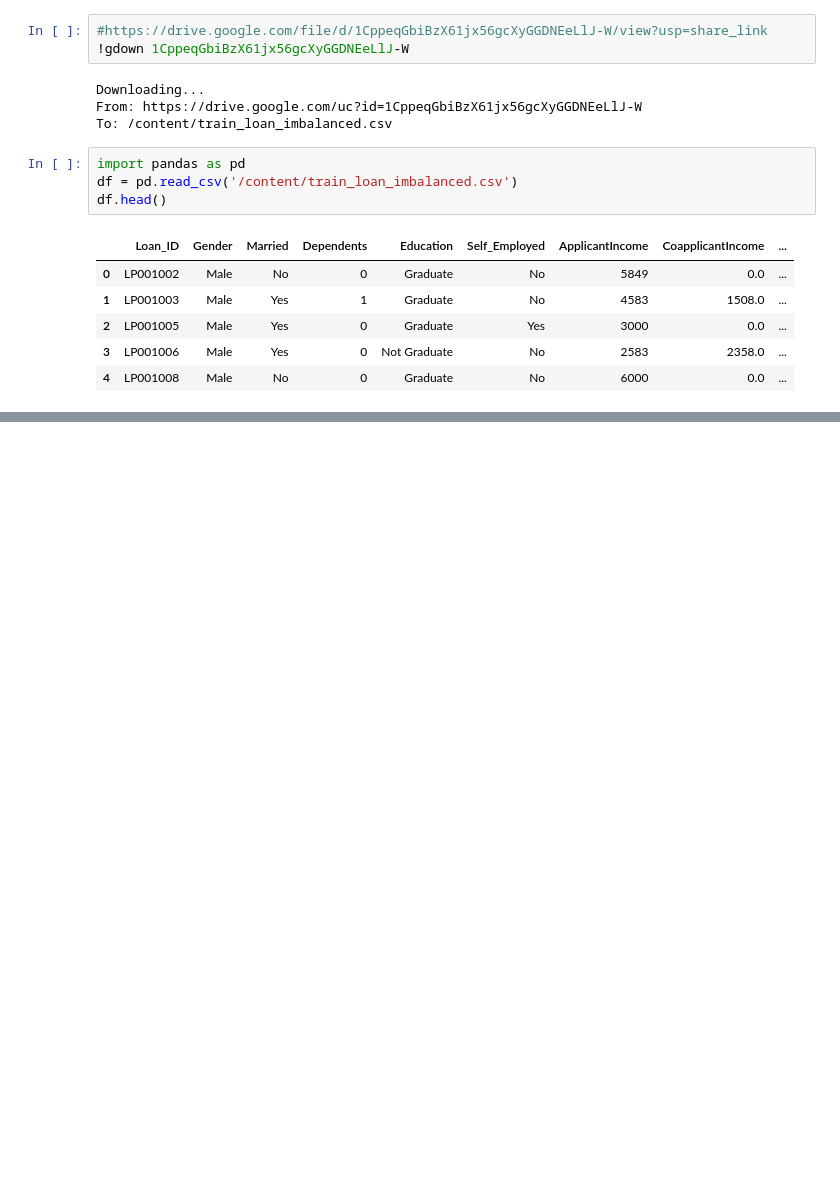
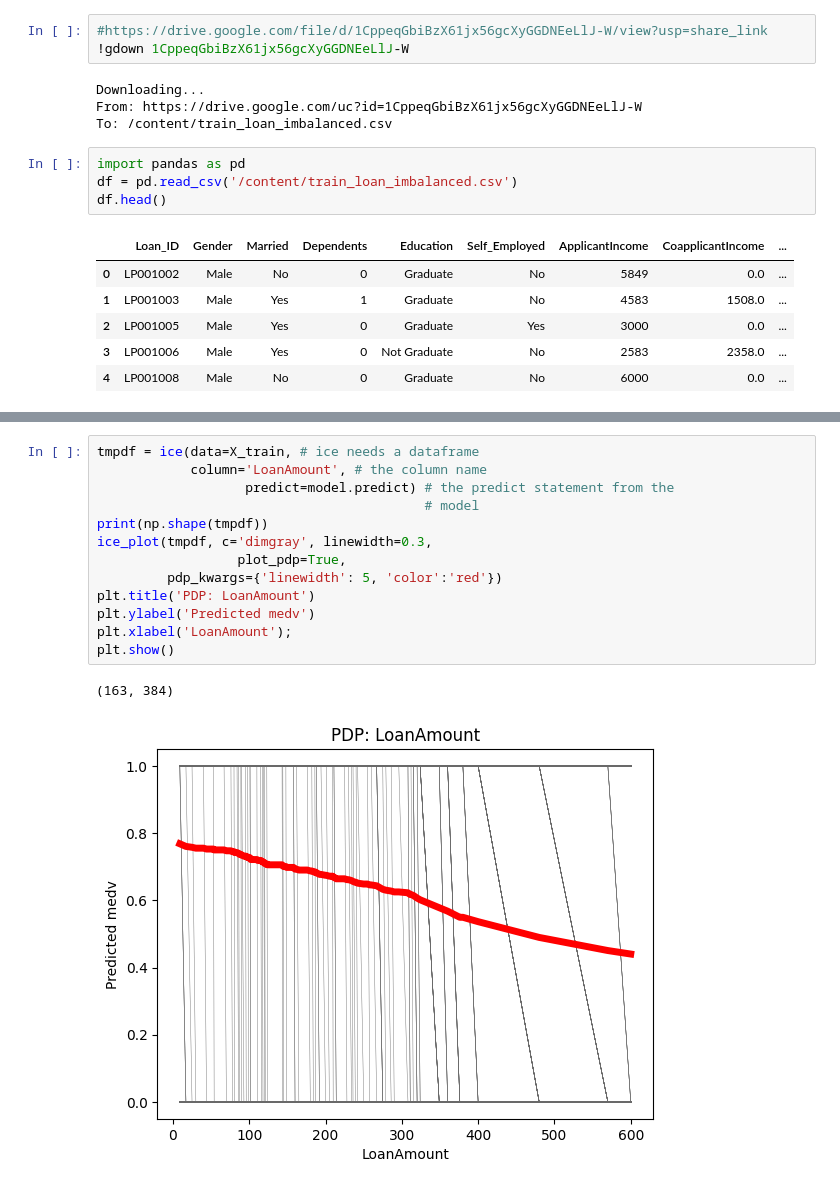
Before and after one commit to OPIM5512-des18004/OPIM5512_A04-des18004, a Jupyter notebook: src/assignment04_des18004.ipynb, the cells around one changed output, grey strips where cells are left out. Drawn from its saved outputs; the diff is of its cells as text; blank space fills up the shorter version.

```diff
--- a/src/assignment04_des18004.ipynb
+++ b/src/assignment04_des18004.ipynb
@@ -149,0 +221,16 @@ ValueError: Input contains NaN.
+# %%
+tmpdf = ice(data=X_train, # ice needs a dataframe
+            column='LoanAmount', # the column name
+                   predict=model.predict) # the predict statement from the
+                                          # model
+print(np.shape(tmpdf))
+ice_plot(tmpdf, c='dimgray', linewidth=0.3,
+                  plot_pdp=True,
+         pdp_kwargs={'linewidth': 5, 'color':'red'})
+plt.title('PDP: LoanAmount')
+plt.ylabel('Predicted medv')
+plt.xlabel('LoanAmount');
+plt.show()
+# %% [output]
+(163, 384)
+[figure, added]
```
Also changed, not shown: parts of 24 cells of this notebook.
